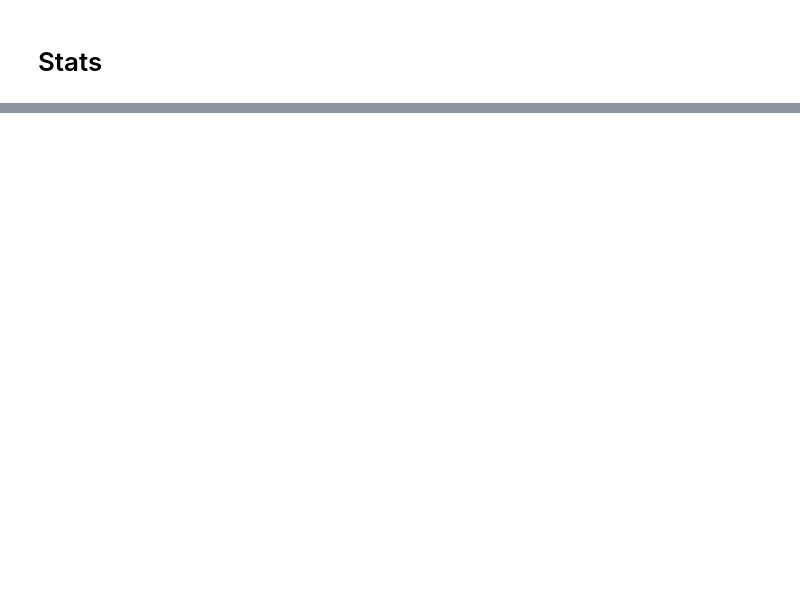
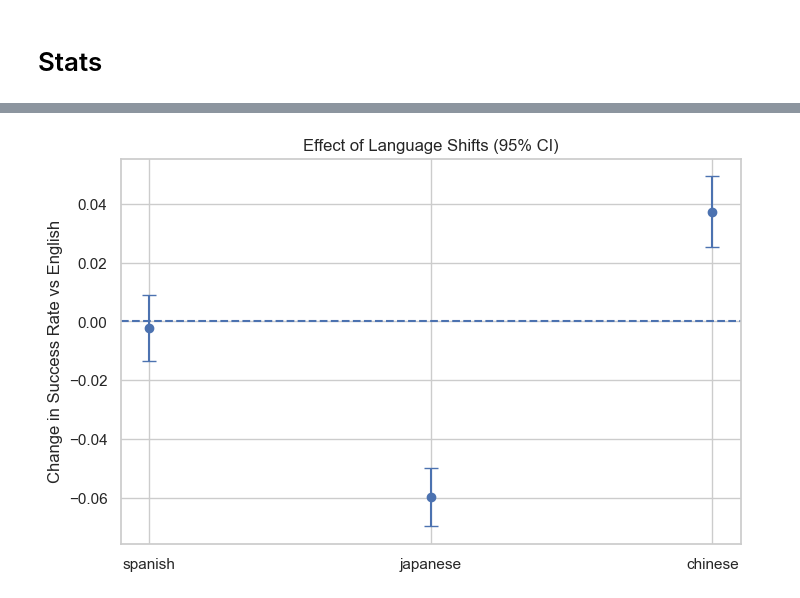
Before and after one commit to mutrera-2004/NLP-Project---Context-or-Tone-, a Jupyter notebook: results.ipynb, the cells around one changed output, grey strips where cells are left out. Cells and saved outputs as stored; diff of their text form; code cells hidden in the pictures; blank space fills up the shorter version.

```diff
--- a/results.ipynb
+++ b/results.ipynb
@@ -245,0 +372,20 @@ plt.show()
+# %%
+plt.figure(figsize=(8,5))
+
+plt.errorbar(
+    lang_df["language"],
+    lang_df["delta_vs_english"],
+    yerr=[
+        lang_df["delta_vs_english"] - lang_df["CI_low"],
+        lang_df["CI_high"] - lang_df["delta_vs_english"]
+    ],
+    fmt="o",
+    capsize=5
+)
+
+plt.axhline(0, linestyle="--") # add a horizontal line at y=0 for reference
+plt.ylabel("Change in Success Rate vs English")
+plt.title("Effect of Language Shifts (95% CI)")
+plt.show()
+# %% [output]
+[figure, added]
```
Also changed, not shown: parts of 11 cells of this notebook, 1 other file.
